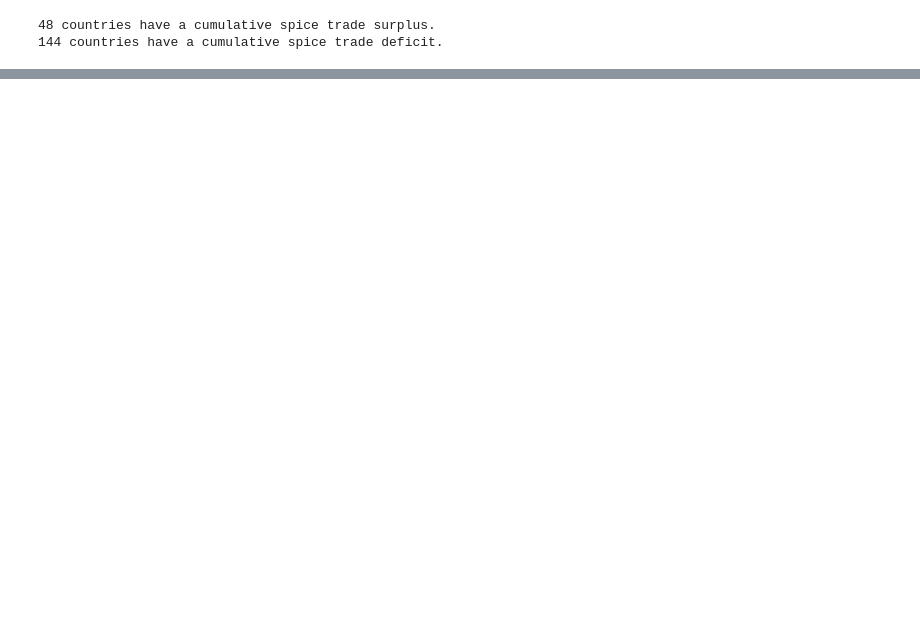
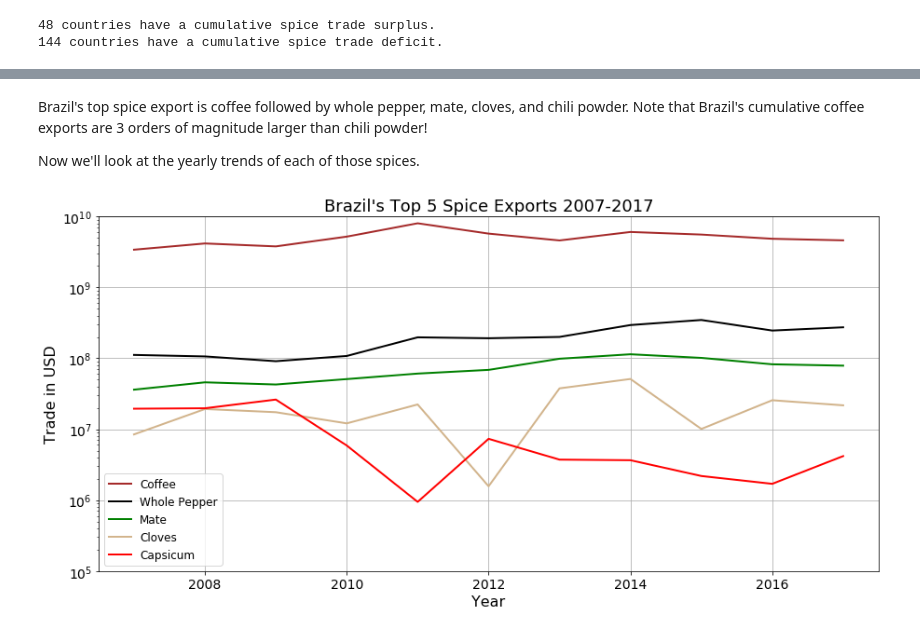
Before and after one commit to mkfrancsis/Thinkful_drills, a Jupyter notebook: Fundamentals Capstone - UN Spice Trade.ipynb, the cells around one changed output, grey strips where cells are left out. Saved outputs shown, nothing was run; the diff lists cells and outputs as text; code cells hidden in the pictures; blank space fills up the shorter version.

```diff
--- a/Fundamentals Capstone - UN Spice Trade.ipynb
+++ b/Fundamentals Capstone - UN Spice Trade.ipynb
@@ -112,0 +100,12 @@ coffee = cmdty.loc[cmdty['commodity'] == 'Coffee substitutes containing coffee']
+# %%
+# Locating all rows with a Coffee commodity type
+coffee = trade.loc[trade.iloc[:,2].str.contains(r'^Coffee')]
+grouped_coffee = pd.DataFrame(coffee.groupby(['country', 'year', 'flow']
+                                             )['USD', 'kg', 'quant'].sum().reset_index())
+
+# Adding the commodity name and quant_name columns back to the DataFrame
+grouped_coffee['commodity'] = 'Coffee'
+grouped_coffee['quant_name'] = 'Weight in kilograms'
+
+# Reordering the columns to match the original DataFrame layout
+grouped_coffee = grouped_coffee[['country', 'year', 'commodity', 'flow', 'USD', 'kg', 'quant_name', 'quant']]
@@ -112,0 +147,3 @@ coffee = cmdty.loc[cmdty['commodity'] == 'Coffee substitutes containing coffee']
+# %%
+cmdty_grouped = trade_grouped['commodity'].value_counts().sort_index()
+cmdty_grouped
@@ -113,4 +168,4 @@ coffee = cmdty.loc[cmdty['commodity'] == 'Coffee substitutes containing coffee']
 # %%
 # Seperate out the export and import data
-exports = trade[trade['flow'] == 'Export']
-imports = trade[trade['flow'] == 'Import']
+exports = trade_grouped[trade_grouped['flow'] == 'Export']
+imports = trade_grouped[trade_grouped['flow'] == 'Import']
@@ -267,0 +319,4 @@ plt.show()
+# %% [markdown]
+Brazil's top spice export is coffee followed by whole pepper, mate, cloves, and chili powder.  Note that Brazil's cumulative coffee exports are 3 orders of magnitude larger than chili powder!
+
+Now we'll look at the yearly trends of each of those spices.
@@ -267,0 +354,48 @@ plt.show()
+# %%
+# Iterating through Brazil's top 5 exports and creating
+# annual export dataframes for each spice, individually.
+
+brazil_ex_df = exports[exports['country'] == 'Brazil']
+
+var = []
+bz_cmdty_dict = {}
+
+for lg_spice in list(brazil_ex.index):
+    # cmdty_dict coverts between the long and short commodity form
+    var.append((str(cmdty_dict[lg_spice]), lg_spice))
+
+for (sh_spice, lg_spice) in var:
+    key = 'brazil_{}_ex'.format(sh_spice)
+    sh_spice = pd.DataFrame(brazil_ex_df[brazil_ex_df['commodity'] == str(lg_spice)
+                                        ].groupby(['country',
+                                                   'commodity',
+                                                   'year'
+                                                  ])['USD'].sum().reset_index(drop=False)
+                           )
+    # Dict storing the specific spice data frame keyed to the shortened spice name
+    bz_cmdty_dict[key] = sh_spice
+
+# Annual trend plot of Brazil's top 5 spice exports
+plt.figure(figsize=(15,7))
+plt.plot(bz_cmdty_dict['brazil_coffee_ex'].iloc[:,2], bz_cmdty_dict['brazil_coffee_ex'].iloc[:,3],
+         linewidth=2, color='brown')
+plt.plot(bz_cmdty_dict['brazil_w_pepper_ex'].iloc[:,2], bz_cmdty_dict['brazil_w_pepper_ex'].iloc[:,3],
+         linewidth=2, color='k')
+plt.plot(bz_cmdty_dict['brazil_mate_ex'].iloc[:,2], bz_cmdty_dict['brazil_mate_ex'].iloc[:,3],
+         linewidth=2, color='g')
+plt.plot(bz_cmdty_dict['brazil_cloves_ex'].iloc[:,2], bz_cmdty_dict['brazil_cloves_ex'].iloc[:,3],
+         linewidth=2, color='tan')
+plt.plot(bz_cmdty_dict['brazil_g_capsicum_ex'].iloc[:,2], bz_cmdty_dict['brazil_g_capsicum_ex'].iloc[:,3],
+         linewidth=2, color='red')
+plt.title("Brazil's Top 5 Spice Exports 2007-2017", fontsize=18)
+plt.xlabel('Year', fontsize=16)
+plt.xticks(fontsize=14)
+plt.ylabel('Trade in USD', fontsize=16)
+plt.yscale('log')
+plt.ylim(10**5,10**10)
+plt.yticks(fontsize=14)
+plt.legend(('Coffee', 'Whole Pepper', 'Mate', 'Cloves', 'Capsicum'), fontsize=12, loc='best')
+plt.grid()
+plt.show()
+# %% [output]
+[figure, added]
```
Also changed, not shown: parts of 53 cells of this notebook.
